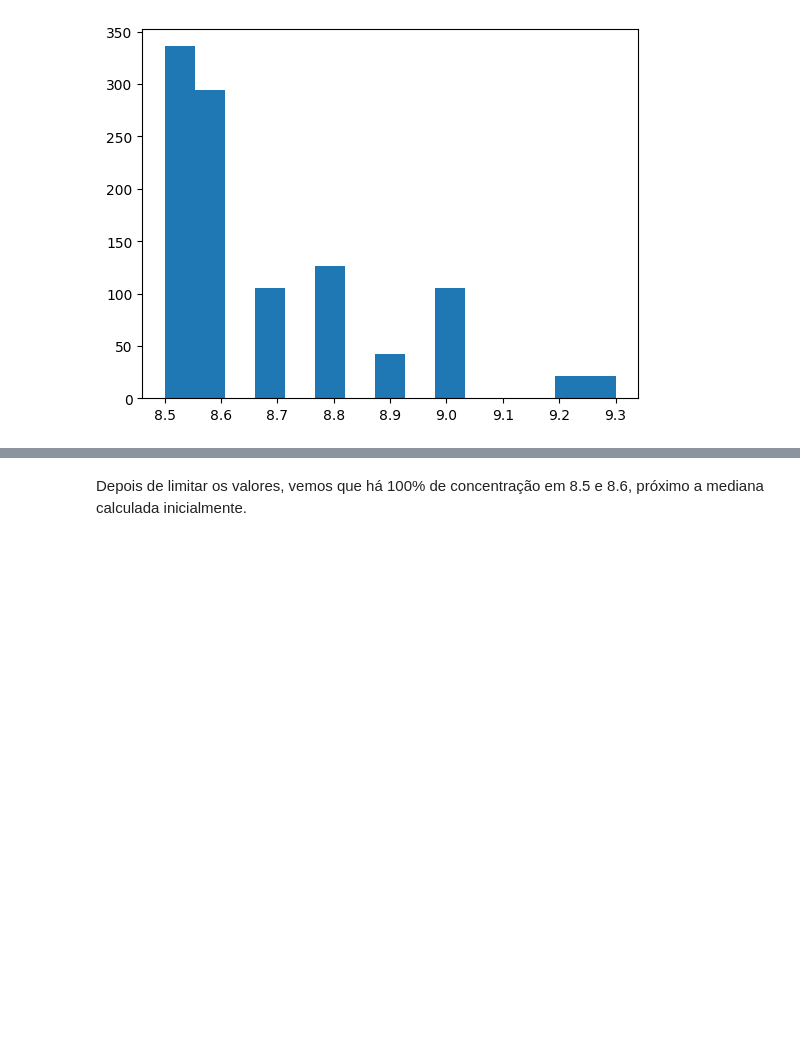
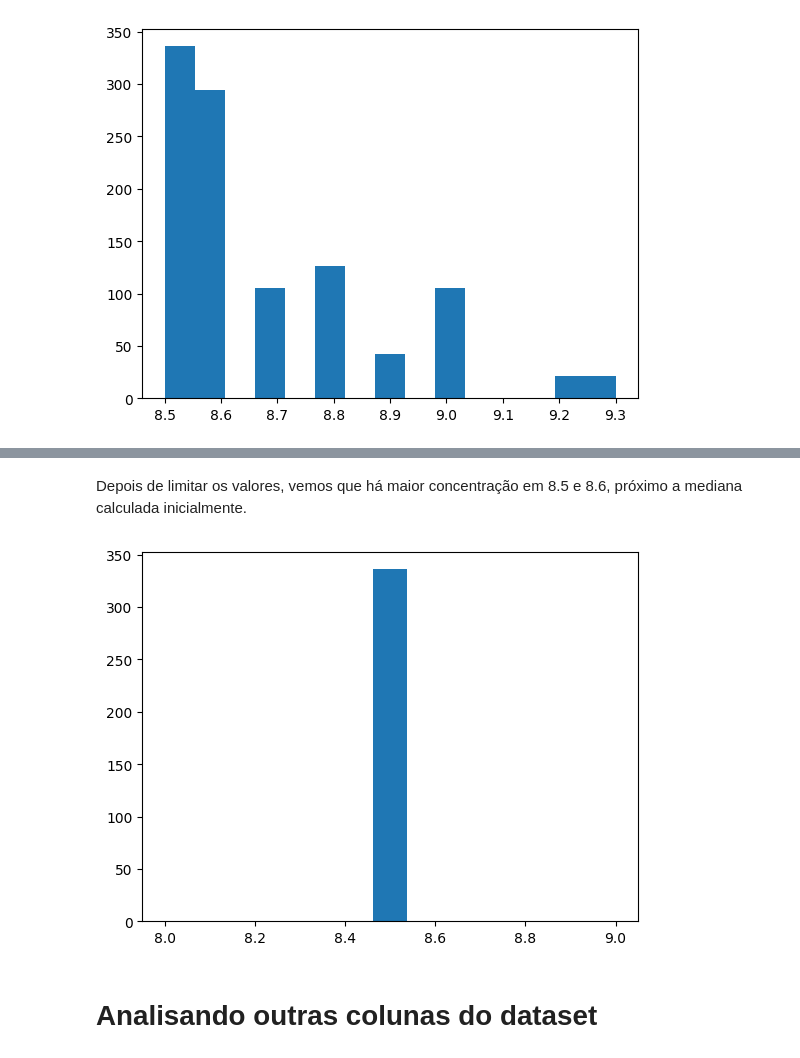
Before and after one commit to petrolau/ciencia-de-dados, a Jupyter notebook: Scrapper/Analysis.ipynb, the cells around one changed output, grey strips where cells are left out. Saved outputs shown, nothing was run; the diff lists cells and outputs as text; code cells hidden in the pictures; blank space fills up the shorter version.

```diff
--- a/Scrapper/Analysis.ipynb
+++ b/Scrapper/Analysis.ipynb
@@ -87,2 +140,14 @@ df_limited_imdb.boxplot(column=['Movie Rating'],fontsize='large',figsize=(8,8))
 # %% [markdown]
-Depois de limitar os valores, vemos que há 100% de concentração em 8.5 e 8.6, próximo a mediana calculada inicialmente.
+Depois de limitar os valores, vemos que há maior concentração em 8.5 e 8.6, próximo a mediana calculada inicialmente.
+# %%
+df_limited_imdb=df_limited_imdb[df_limited_imdb['Movie Rating'] < df_imdb_movies['Movie Rating'].median()]
+# %%
+# Mostrando a maior concentração
+k = math.ceil(1 + 3.3 * math.log10( df_limited_imdb.size ))
+k
+plt.hist(df_limited_imdb['Movie Rating'],bins=k)
+plt.show()
+# %% [output]
+[figure, added]
+# %% [markdown]
+<h1>Analisando outras colunas do dataset</h1>
```
Also changed, not shown: parts of 31 cells of this notebook.
